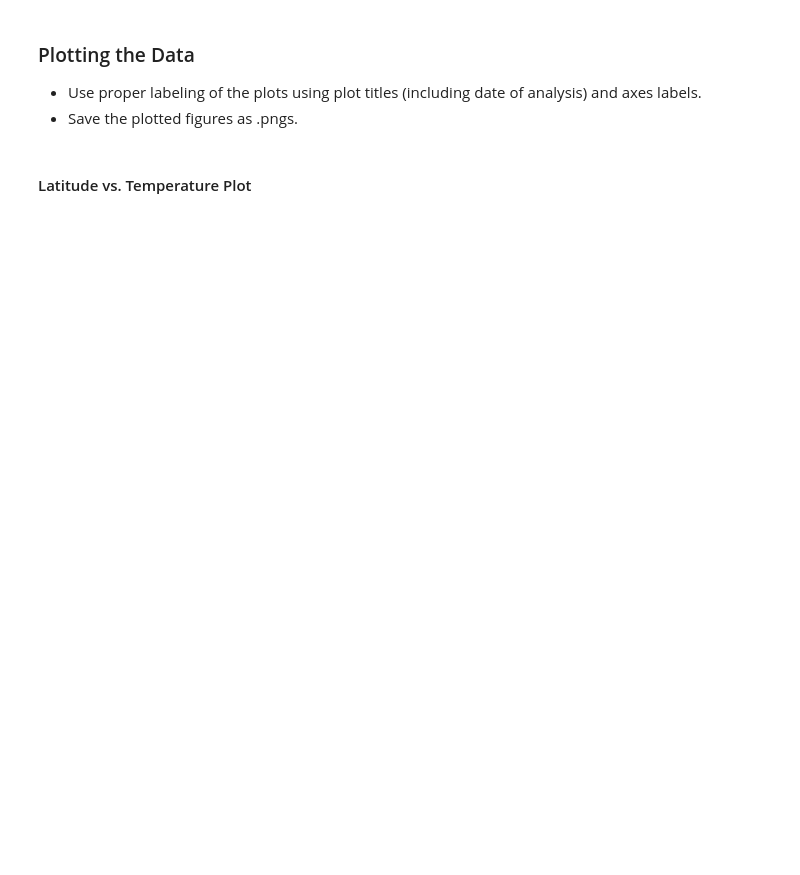
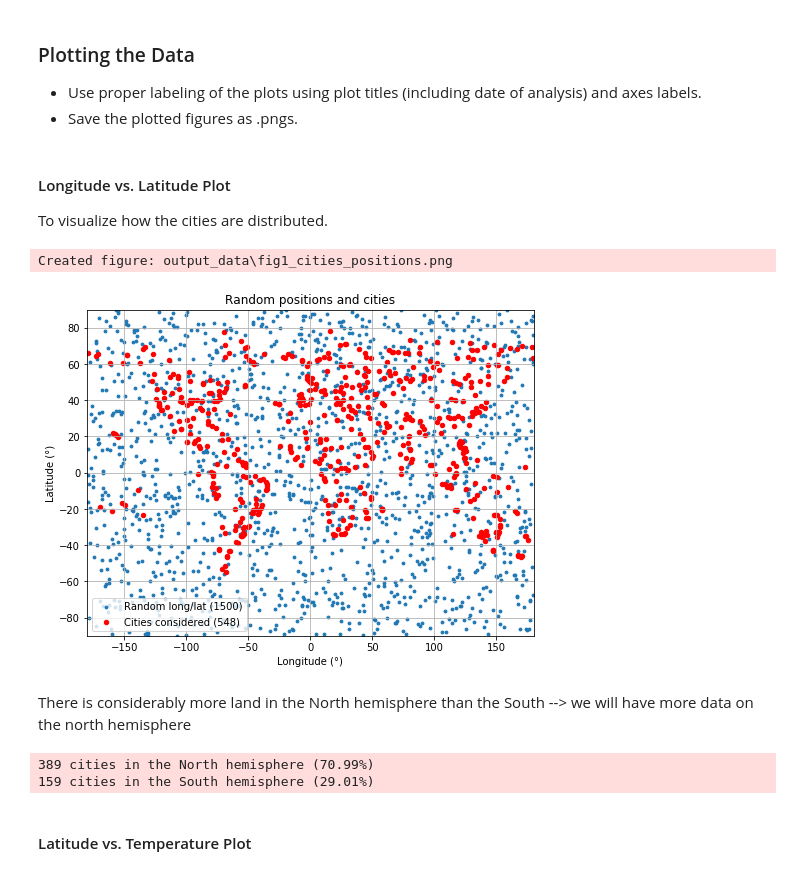
Before and after one commit to marieo31/pythonAPI_challenge, a Jupyter notebook: WeatherPy.ipynb, the cells around one changed output. Cells and saved outputs as stored; diff of their text form; code cells hidden in the pictures; blank space fills up the shorter version.

Commit message:
all plots done

```diff
--- a/WeatherPy.ipynb
+++ b/WeatherPy.ipynb
@@ -215,5 +178,53 @@ dtype: int64
 ### Plotting the Data
 * Use proper labeling of the plots using plot titles (including date of analysis) and axes labels.
 * Save the plotted figures as .pngs.
+# %%
+# To avoid repeating the APIcalls each time, we also take to option to load the dataframe from the csvfile
+df = pd.read_csv(output_data_file)
+df.head()
+nb_cities_with_data = df['City'].count()
+# %% [markdown]
+#### Longitude vs. Latitude Plot
+To visualize how the cities are distributed.
+# %%
+# Plot the random lat/long and the position of the related cities to see how they are distributed
+# path to save figure
+fig1_name = os.path.join("output_data",'fig1_cities_positions.png')
+
+plt.figure(figsize=(8, 6),facecolor="w")
+
+# plt.hold(True)
+plt.scatter(lngs, lats, s=8, label=f"Random long/lat ({len(lngs)})") # plot the random lat and long values
+plt.scatter(df.Lng, df.Lat, s=20, color="r", label=f"Cities considered ({nb_cities_with_data})")
+# plt.scatter()
+#TODO : plot the resulting lat and long values
+# Making the figure prettier
+plt.title('Random positions and cities')
+plt.xlabel('Longitude (°)')
+plt.ylabel('Latitude (°)')
+plt.xlim(-180, 180)
+plt.ylim(-90,90)
+plt.grid()
+plt.legend()
+
+# Save the figure and display the name in the log
+plt.savefig(fig1_name)
+logging.info(f"Created figure: {fig1_name}")
+
+# Display the figure
+plt.show()
+# %% [output]
+Created figure: output_data\fig1_cities_positions.png
+[figure, added]
+# %% [markdown]
+There is considerably more land in the North hemisphere than the South --> we will have more data on the north hemisphere
+# %%
+south_cities = df.Lat.loc[df.Lat<=0].count()
+north_cities = df.Lat.loc[df.Lat>0].count()
+logging.info("%i cities in the North hemisphere (%.2f%%)"%(north_cities, north_cities/nb_cities_with_data*100))
+logging.info("%i cities in the South hemisphere (%.2f%%)" %(south_cities,south_cities/nb_cities_with_data*100))
+# %% [output]
+389 cities in the North hemisphere (70.99%)
+159 cities in the South hemisphere (29.01%)
 # %% [markdown]
 #### Latitude vs. Temperature Plot
```
Also changed, not shown: parts of 25 cells of this notebook, 7 other files.
